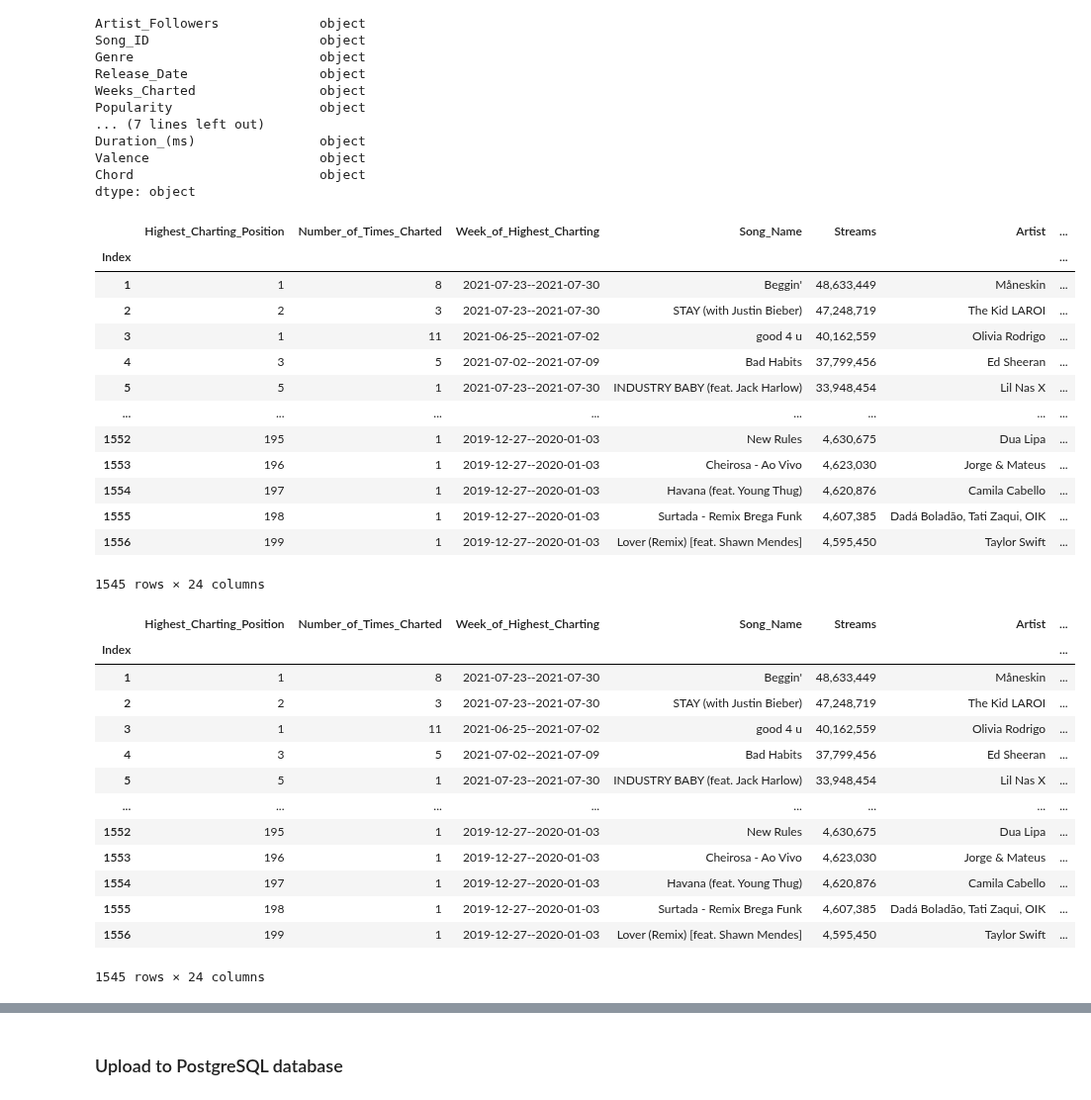
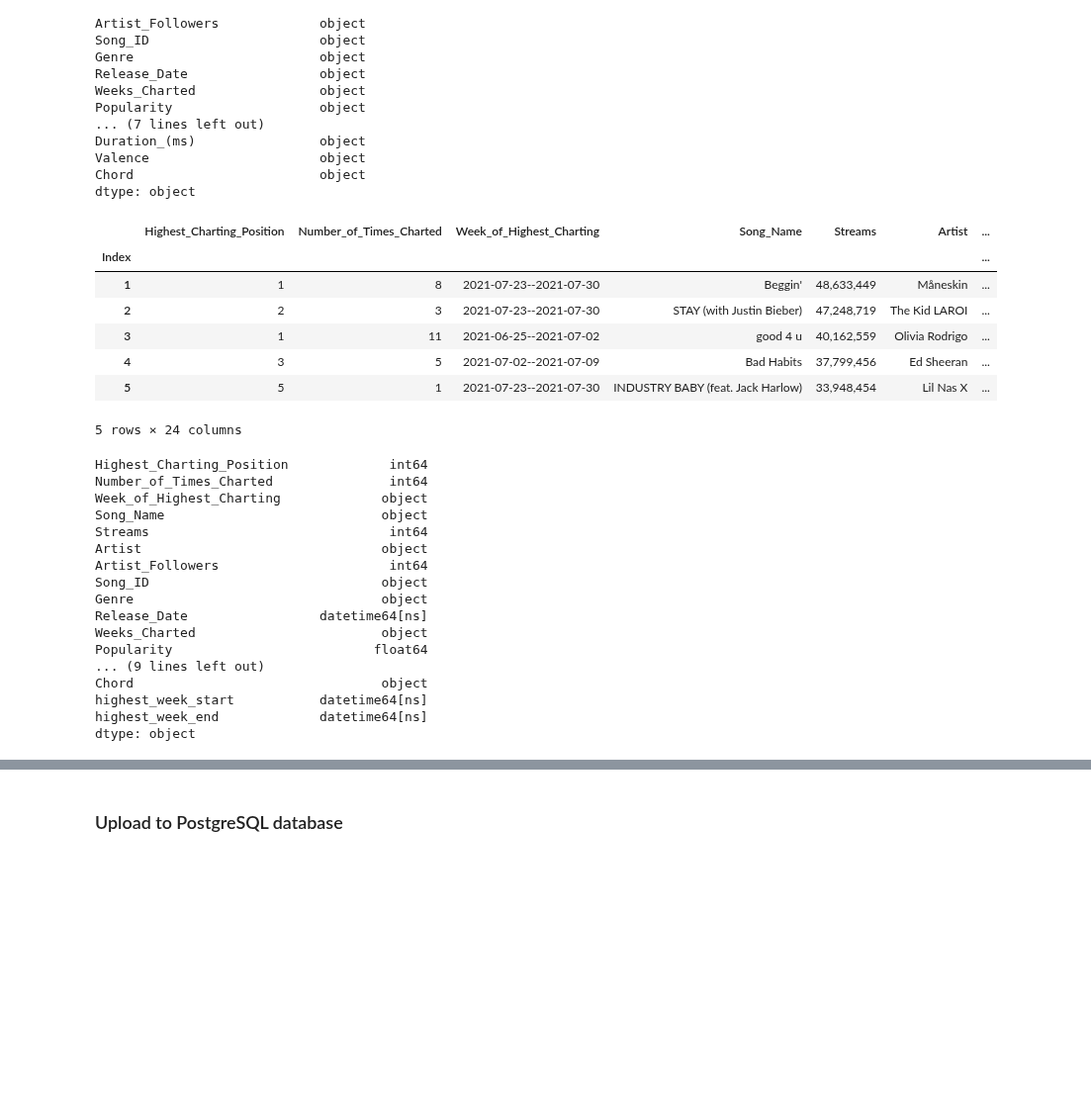
Before and after one commit to aseo67/Top_Songs_Analysis, a Jupyter notebook: TopSongsAnalysis_DataLoading.ipynb, the cells around one changed output, grey strips where cells are left out. Shown at 99% size. Saved outputs shown, nothing was run; the diff lists cells and outputs as text; code cells hidden in the pictures; blank space fills up the shorter version.

Commit message:
Update Data Loading process

```diff
--- a/TopSongsAnalysis_DataLoading.ipynb
+++ b/TopSongsAnalysis_DataLoading.ipynb
@@ -167,40 +167,55 @@ dtype: object
 # %%
 # Split 'Week of Highest Charting' into two columns ('highest_week_start', 'highest_week_end')
 song_df[['highest_week_start', 'highest_week_end']] = song_df['Week_of_Highest_Charting'].str.split(pat="--", expand=True)
-song_df
+song_df.head()
 # %% [output]
 |  | Highest_Charting_Position | Number_of_Times_Charted | Week_of_Highest_Charting | Song_Name | Streams | Artist | ... |
 | Index |  |  |  |  |  |  | ... |
 | 1 | 1 | 8 | 2021-07-23--2021-07-30 | Beggin' | 48,633,449 | Måneskin | ... |
 | 2 | 2 | 3 | 2021-07-23--2021-07-30 | STAY (with Justin Bieber) | 47,248,719 | The Kid LAROI | ... |
 | 3 | 1 | 11 | 2021-06-25--2021-07-02 | good 4 u | 40,162,559 | Olivia Rodrigo | ... |
 | 4 | 3 | 5 | 2021-07-02--2021-07-09 | Bad Habits | 37,799,456 | Ed Sheeran | ... |
 | 5 | 5 | 1 | 2021-07-23--2021-07-30 | INDUSTRY BABY (feat. Jack Harlow) | 33,948,454 | Lil Nas X | ... |
-| ... | ... | ... | ... | ... | ... | ... | ... |
-| 1552 | 195 | 1 | 2019-12-27--2020-01-03 | New Rules | 4,630,675 | Dua Lipa | ... |
-| 1553 | 196 | 1 | 2019-12-27--2020-01-03 | Cheirosa - Ao Vivo | 4,623,030 | Jorge & Mateus | ... |
-| 1554 | 197 | 1 | 2019-12-27--2020-01-03 | Havana (feat. Young Thug) | 4,620,876 | Camila Cabello | ... |
-| 1555 | 198 | 1 | 2019-12-27--2020-01-03 | Surtada - Remix Brega Funk | 4,607,385 | Dadá Boladão, Tati Zaqui, OIK | ... |
-| 1556 | 199 | 1 | 2019-12-27--2020-01-03 | Lover (Remix) [feat. Shawn Mendes] | 4,595,450 | Taylor Swift | ... |
-1545 rows × 24 columns
+5 rows × 24 columns
 # %%
-# Update 'Week of Highest Charting', 'Release Date' columns as datetime data type
+# Update 'highest_week_start', 'highest_week_end', 'Release Date' columns as datetime data type
 song_df['highest_week_start'] = pd.to_datetime(song_df['highest_week_start'])
 song_df['highest_week_end'] = pd.to_datetime(song_df['highest_week_end'])
 song_df['Release_Date'] = pd.to_datetime(song_df['Release_Date'], format="%Y-%m-%d")
-song_df
+
+# Change 'Streams', 'Artist_Followers', 'Duration_(ms)' columns to numerical data type
+song_df['Streams'] = song_df['Streams'].replace({',':''}, regex=True).apply(pd.to_numeric, 1)
+song_df['Artist_Followers'] = song_df['Artist_Followers'].apply(pd.to_numeric, 1)
+song_df['Duration_(ms)'] = song_df['Duration_(ms)'].apply(pd.to_numeric, 1)
+
+# Change song component columns to float data type
+song_df = song_df.astype({
+    'Popularity':float,
+    'Danceability':float,
+    'Energy':float,
+    'Loudness':float,
+    'Speechiness':float,
+    'Acousticness': float,
+    'Liveness': float,
+    'Tempo': float,
+    'Valence': float})
+
+song_df.dtypes
 # %% [output]
-|  | Highest_Charting_Position | Number_of_Times_Charted | Week_of_Highest_Charting | Song_Name | Streams | Artist | ... |
-| Index |  |  |  |  |  |  | ... |
-| 1 | 1 | 8 | 2021-07-23--2021-07-30 | Beggin' | 48,633,449 | Måneskin | ... |
-| 2 | 2 | 3 | 2021-07-23--2021-07-30 | STAY (with Justin Bieber) | 47,248,719 | The Kid LAROI | ... |
-| 3 | 1 | 11 | 2021-06-25--2021-07-02 | good 4 u | 40,162,559 | Olivia Rodrigo | ... |
-| 4 | 3 | 5 | 2021-07-02--2021-07-09 | Bad Habits | 37,799,456 | Ed Sheeran | ... |
-| 5 | 5 | 1 | 2021-07-23--2021-07-30 | INDUSTRY BABY (feat. Jack Harlow) | 33,948,454 | Lil Nas X | ... |
-| ... | ... | ... | ... | ... | ... | ... | ... |
-| 1552 | 195 | 1 | 2019-12-27--2020-01-03 | New Rules | 4,630,675 | Dua Lipa | ... |
-| 1553 | 196 | 1 | 2019-12-27--2020-01-03 | Cheirosa - Ao Vivo | 4,623,030 | Jorge & Mateus | ... |
-| 1554 | 197 | 1 | 2019-12-27--2020-01-03 | Havana (feat. Young Thug) | 4,620,876 | Camila Cabello | ... |
-| 1555 | 198 | 1 | 2019-12-27--2020-01-03 | Surtada - Remix Brega Funk | 4,607,385 | Dadá Boladão, Tati Zaqui, OIK | ... |
-| 1556 | 199 | 1 | 2019-12-27--2020-01-03 | Lover (Remix) [feat. Shawn Mendes] | 4,595,450 | Taylor Swift | ... |
-1545 rows × 24 columns
+Highest_Charting_Position             int64
+Number_of_Times_Charted               int64
+Week_of_Highest_Charting             object
+Song_Name                            object
+Streams                               int64
+Artist                               object
+Artist_Followers                      int64
+Song_ID                              object
+Genre                                object
+Release_Date                 datetime64[ns]
+Weeks_Charted                        object
+Popularity                          float64
+... (9 lines left out)
+Chord                                object
+highest_week_start           datetime64[ns]
+highest_week_end             datetime64[ns]
+dtype: object
```
Also changed, not shown: parts of 4 cells of this notebook.
